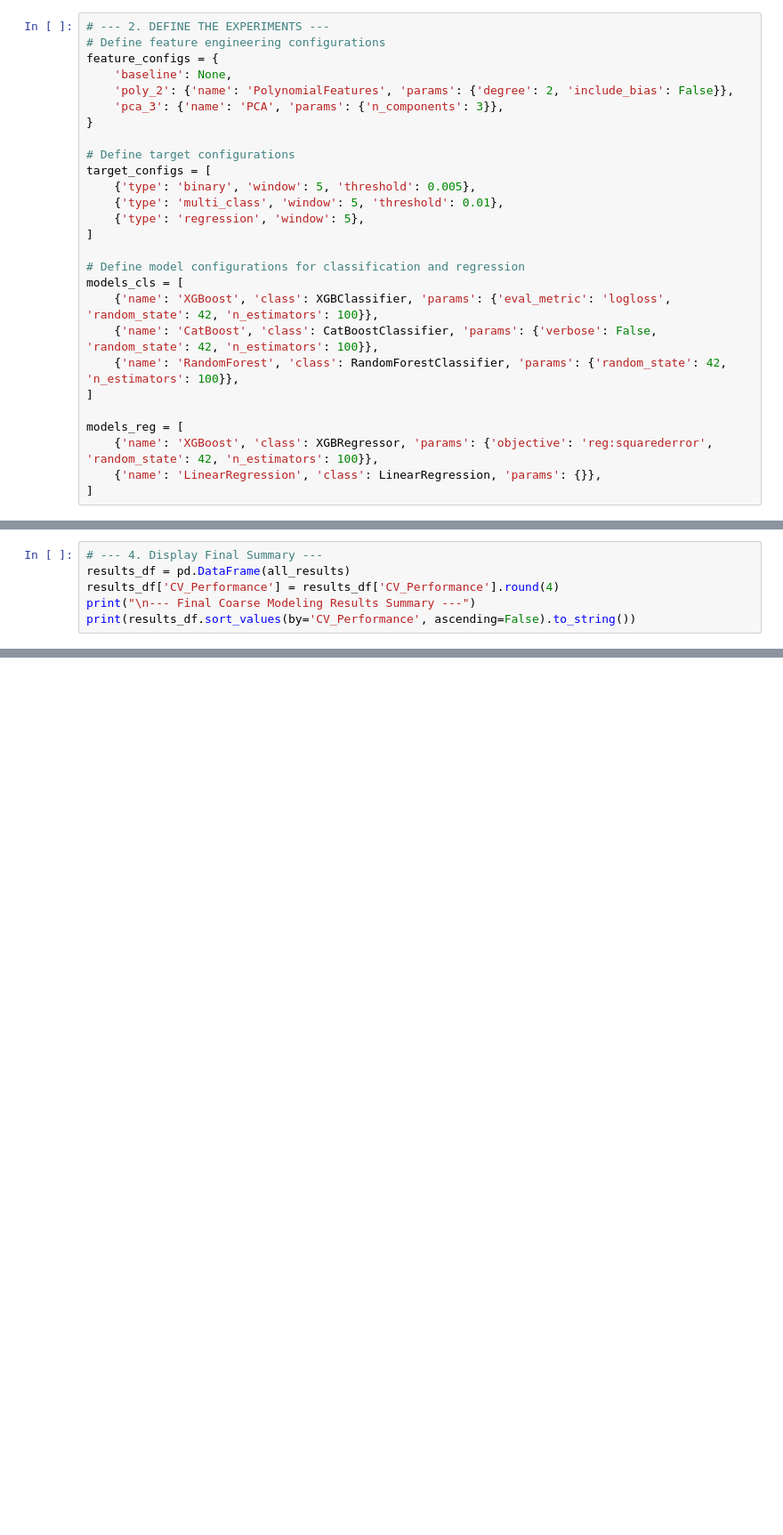
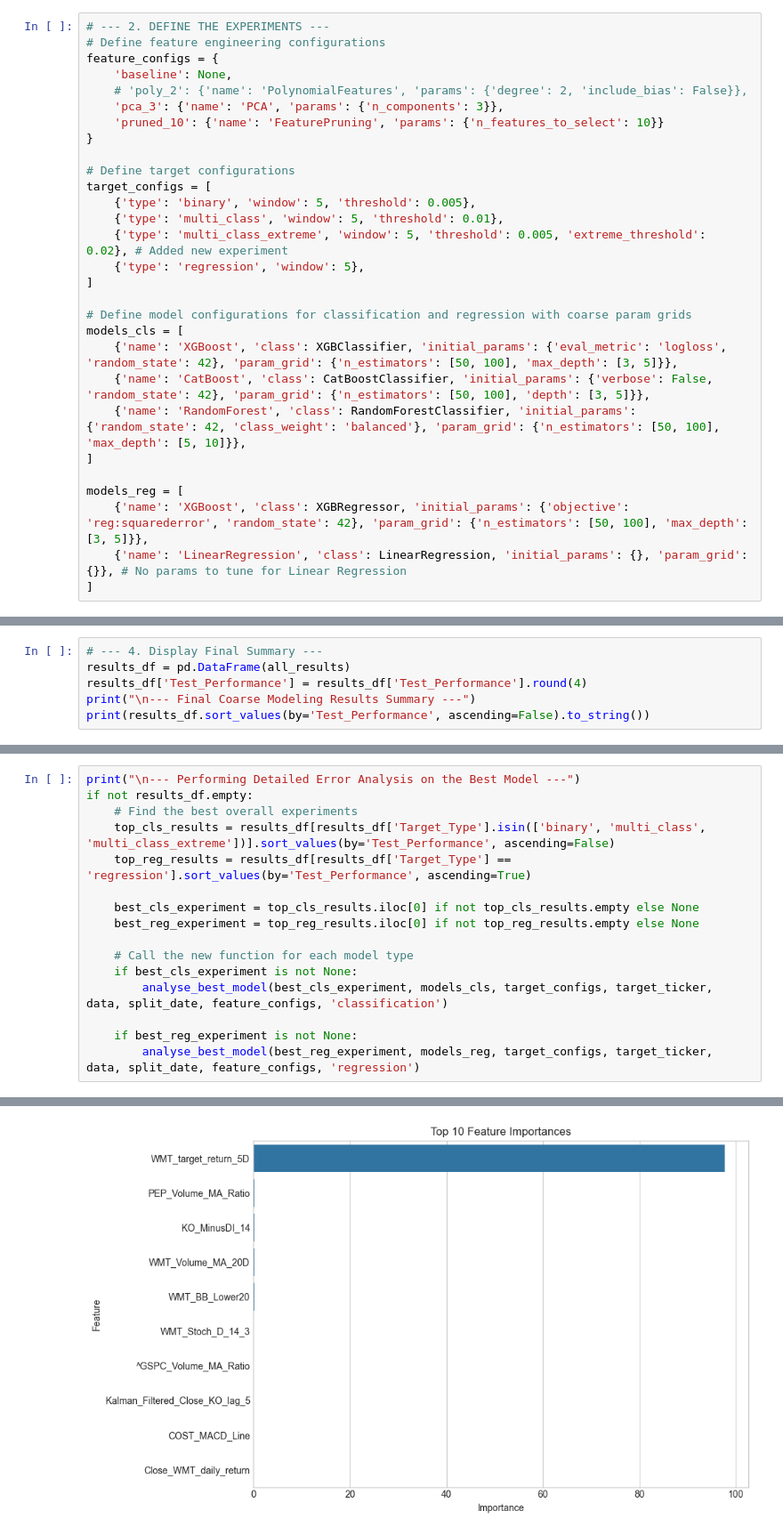
Before and after one commit to Sparros/Algorithmic-Trading-Strategy-Project, a Jupyter notebook: notebooks/coarse_modelling_v2.ipynb, the cells around one changed output, grey strips where cells are left out. Shown at 89% size. Saved outputs shown, nothing was run; the diff lists cells and outputs as text; blank space fills up the shorter version.

Commit message:
finalised coarse modelling v2

```diff
--- a/notebooks/coarse_modelling_v2.ipynb
+++ b/notebooks/coarse_modelling_v2.ipynb
@@ -36,25 +38,27 @@ split_date = '2023-01-01'
 # Define feature engineering configurations
 feature_configs = {
     'baseline': None,
-    'poly_2': {'name': 'PolynomialFeatures', 'params': {'degree': 2, 'include_bias': False}},
+    # 'poly_2': {'name': 'PolynomialFeatures', 'params': {'degree': 2, 'include_bias': False}},
     'pca_3': {'name': 'PCA', 'params': {'n_components': 3}},
+    'pruned_10': {'name': 'FeaturePruning', 'params': {'n_features_to_select': 10}}
 }
 
 # Define target configurations
 target_configs = [
     {'type': 'binary', 'window': 5, 'threshold': 0.005},
     {'type': 'multi_class', 'window': 5, 'threshold': 0.01},
+    {'type': 'multi_class_extreme', 'window': 5, 'threshold': 0.005, 'extreme_threshold': 0.02}, # Added new experiment
     {'type': 'regression', 'window': 5},
 ]
 
-# Define model configurations for classification and regression
+# Define model configurations for classification and regression with coarse param grids
 models_cls = [
-    {'name': 'XGBoost', 'class': XGBClassifier, 'params': {'eval_metric': 'logloss', 'random_state': 42, 'n_estimators': 100}},
-    {'name': 'CatBoost', 'class': CatBoostClassifier, 'params': {'verbose': False, 'random_state': 42, 'n_estimators': 100}},
-    {'name': 'RandomForest', 'class': RandomForestClassifier, 'params': {'random_state': 42, 'n_estimators': 100}},
+    {'name': 'XGBoost', 'class': XGBClassifier, 'initial_params': {'eval_metric': 'logloss', 'random_state': 42}, 'param_grid': {'n_estimators': [50, 100], 'max_depth': [3, 5]}},
+    {'name': 'CatBoost', 'class': CatBoostClassifier, 'initial_params': {'verbose': False, 'random_state': 42}, 'param_grid': {'n_estimators': [50, 100], 'depth': [3, 5]}},
+    {'name': 'RandomForest', 'class': RandomForestClassifier, 'initial_params': {'random_state': 42, 'class_weight': 'balanced'}, 'param_grid': {'n_estimators': [50, 100], 'max_depth': [5, 10]}},
 ]
 
 models_reg = [
-    {'name': 'XGBoost', 'class': XGBRegressor, 'params': {'objective': 'reg:squarederror', 'random_state': 42, 'n_estimators': 100}},
-    {'name': 'LinearRegression', 'class': LinearRegression, 'params': {}},
+    {'name': 'XGBoost', 'class': XGBRegressor, 'initial_params': {'objective': 'reg:squarederror', 'random_state': 42}, 'param_grid': {'n_estimators': [50, 100], 'max_depth': [3, 5]}},
+    {'name': 'LinearRegression', 'class': LinearRegression, 'initial_params': {}, 'param_grid': {}}, # No params to tune for Linear Regression
 ]
@@ -182,6 +324,6 @@ ValueError: Input X contains infinity or a value too large for dtype('float64').
 # %%
 # --- 4. Display Final Summary ---
 results_df = pd.DataFrame(all_results)
-results_df['CV_Performance'] = results_df['CV_Performance'].round(4)
+results_df['Test_Performance'] = results_df['Test_Performance'].round(4)
 print("\n--- Final Coarse Modeling Results Summary ---")
-print(results_df.sort_values(by='CV_Performance', ascending=False).to_string())
+print(results_df.sort_values(by='Test_Performance', ascending=False).to_string())
@@ -187,0 +395,17 @@ print(results_df.sort_values(by='CV_Performance', ascending=False).to_string())
+# %%
+print("\n--- Performing Detailed Error Analysis on the Best Model ---")
+if not results_df.empty:
+    # Find the best overall experiments
+    top_cls_results = results_df[results_df['Target_Type'].isin(['binary', 'multi_class', 'multi_class_extreme'])].sort_values(by='Test_Performance', ascending=False)
+    top_reg_results = results_df[results_df['Target_Type'] == 'regression'].sort_values(by='Test_Performance', ascending=True)
+
+    best_cls_experiment = top_cls_results.iloc[0] if not top_cls_results.empty else None
+    best_reg_experiment = top_reg_results.iloc[0] if not top_reg_results.empty else None
+
+    # Call the new function for each model type
+    if best_cls_experiment is not None:
+        analyse_best_model(best_cls_experiment, models_cls, target_configs, target_ticker, data, split_date, feature_configs, 'classification')
+
+    if best_reg_experiment is not None:
+        analyse_best_model(best_reg_experiment, models_reg, target_configs, target_ticker, data, split_date, feature_configs, 'regression')
+# %% [output]
@@ -187,0 +429 @@ print(results_df.sort_values(by='CV_Performance', ascending=False).to_string())
+[figure, added]
```
Also changed, not shown: parts of 6 cells of this notebook, 5 other files.
